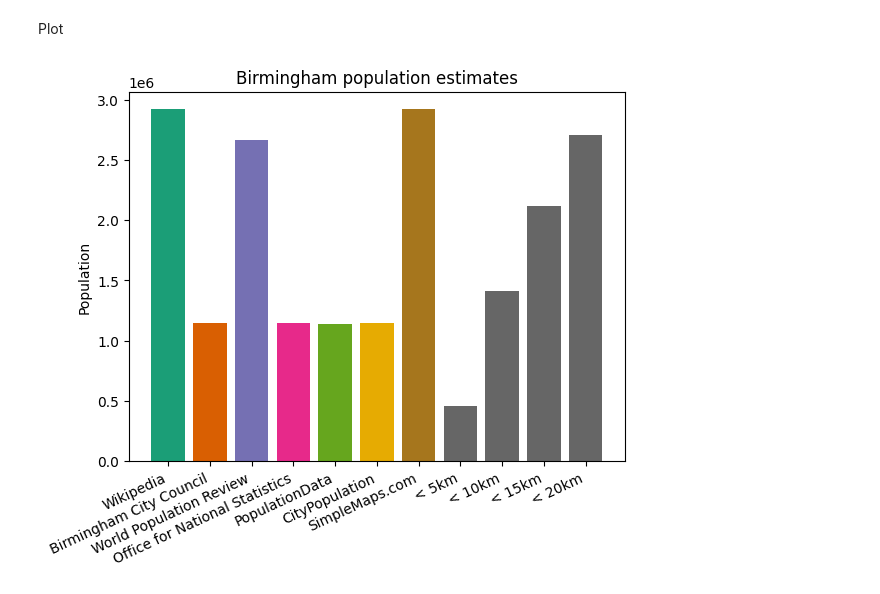
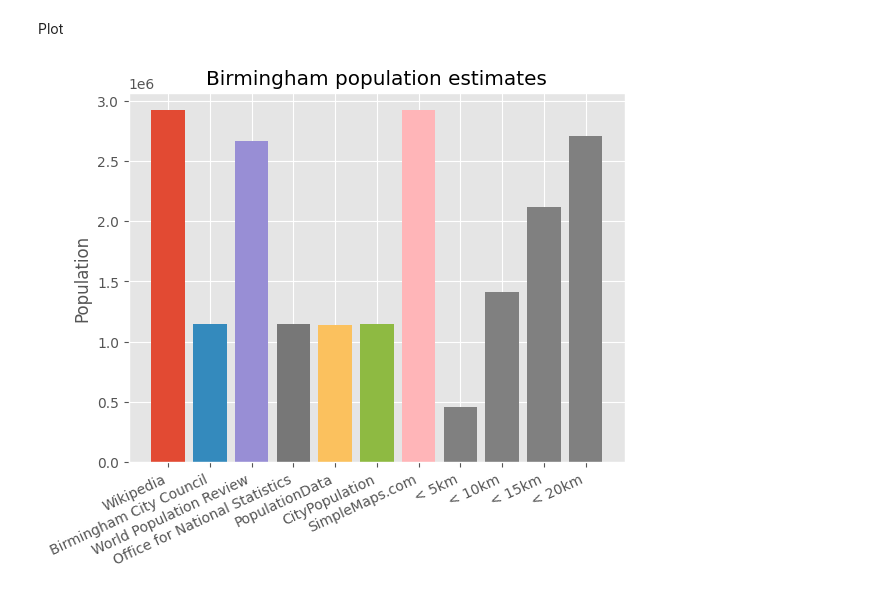
Before and after one commit to alifeee/blogtest, a Jupyter notebook: ring-populations/data/birmingham_pop_from_sources.ipynb, the cells around one changed output. Drawn from its saved outputs; the diff is of its cells as text; code cells hidden in the pictures.

```diff
--- a/ring-populations/data/birmingham_pop_from_sources.ipynb
+++ b/ring-populations/data/birmingham_pop_from_sources.ipynb
@@ -6,6 +6,8 @@ From various sources
 import matplotlib.pyplot as plt
 from matplotlib import cm as colourmap
 import json
+
+plt.style.use('ggplot')
 # %% [markdown]
 Data
 # %%
@@ -25,12 +27,14 @@ fig = plt.figure()
 ax = fig.subplots()
 
 for i, (source, population) in enumerate(populations.items()):
-    ax.bar(source, population, color=colourmap.Dark2(i))
+    ax.bar(source, population)
 
 ax.set_ylabel("Population")
 ax.set_title("Birmingham population estimates")
 plt.xticks(rotation=25, ha="right")
 plt.show()
 
+fig.patch.set_facecolor('none')
+
 fig.savefig("../images/bham_pop_comparison_websites.svg", dpi=300, bbox_inches="tight")
 # %% [output]
@@ -54,15 +58,20 @@ Plot
 # %%
 fig = plt.figure()
 ax = fig.subplots()
 
 for i, (source, population) in enumerate(populations.items()):
-    ax.bar(source, population, color=colourmap.Dark2(i))
+    color = None
+    if "<" in source:
+        color = "gray"
+    ax.bar(source, population, color=color)
 
 ax.set_ylabel("Population")
 ax.set_title("Birmingham population estimates")
 plt.xticks(rotation=25, ha="right")
 plt.show()
 
+fig.patch.set_facecolor('none')
+
 fig.savefig("../images/bham_pop_comparison_websites_and_rings.svg", dpi=300, bbox_inches="tight")
 # %% [output]
-[figure, old version]
+[figure, new version]
```
Also changed, not shown: parts of 1 cell of this notebook, 6 other files.
